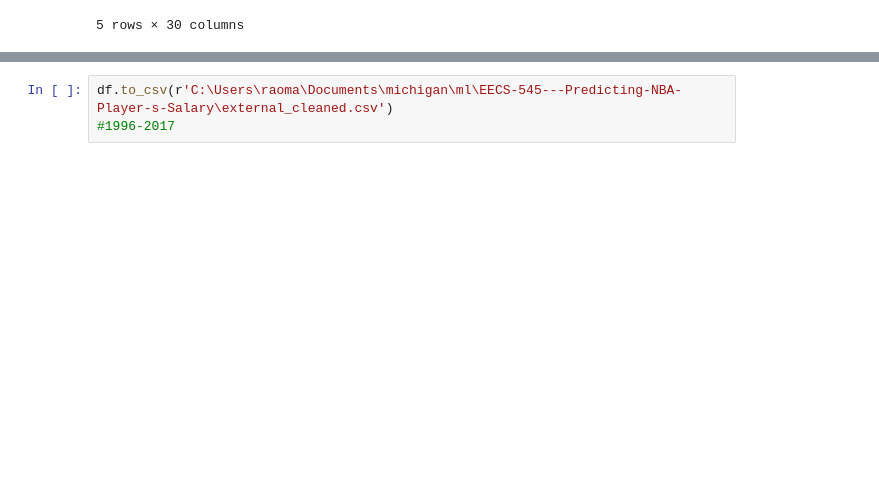
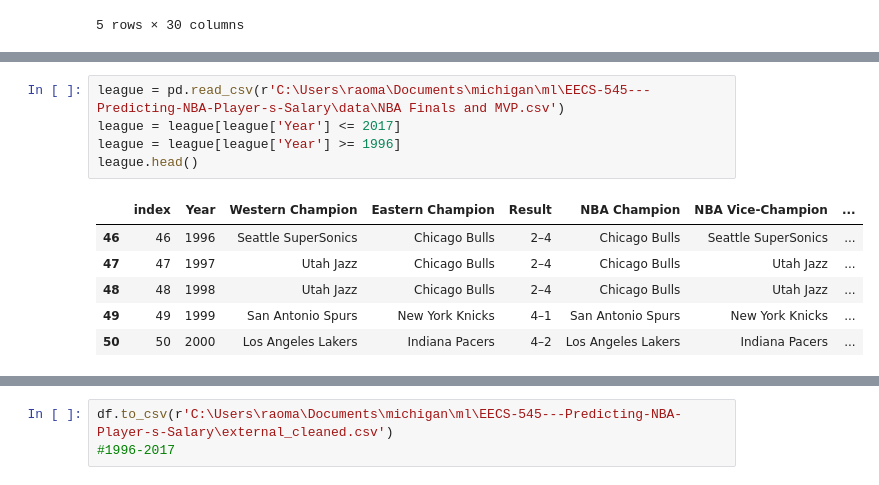
Before and after one commit to RiyaAg/EECS-545---Predicting-NBA-Player-s-Salary, a Jupyter notebook: ml_clean_external.ipynb, the cells around one changed output, grey strips where cells are left out. Cells and saved outputs as stored; diff of their text form; blank space fills up the shorter version.

```diff
--- a/ml_clean_external.ipynb
+++ b/ml_clean_external.ipynb
@@ -237,0 +220,12 @@ for index, row in all_nba.iterrows():
+# %%
+league = pd.read_csv(r'C:\Users\raoma\Documents\michigan\ml\EECS-545---Predicting-NBA-Player-s-Salary\data\NBA Finals and MVP.csv')
+league = league[league['Year'] <= 2017]
+league = league[league['Year'] >= 1996]
+league.head()
+# %% [output]
+|  | index | Year | Western Champion | Eastern Champion | Result | NBA Champion | NBA Vice-Champion | ... |
+| 46 | 46 | 1996 | Seattle SuperSonics | Chicago Bulls | 2–4 | Chicago Bulls | Seattle SuperSonics | ... |
+| 47 | 47 | 1997 | Utah Jazz | Chicago Bulls | 2–4 | Chicago Bulls | Utah Jazz | ... |
+| 48 | 48 | 1998 | Utah Jazz | Chicago Bulls | 2–4 | Chicago Bulls | Utah Jazz | ... |
+| 49 | 49 | 1999 | San Antonio Spurs | New York Knicks | 4–1 | San Antonio Spurs | New York Knicks | ... |
+| 50 | 50 | 2000 | Los Angeles Lakers | Indiana Pacers | 4–2 | Los Angeles Lakers | Indiana Pacers | ... |
```
Also changed, not shown: parts of 29 cells of this notebook, 2 other files.
